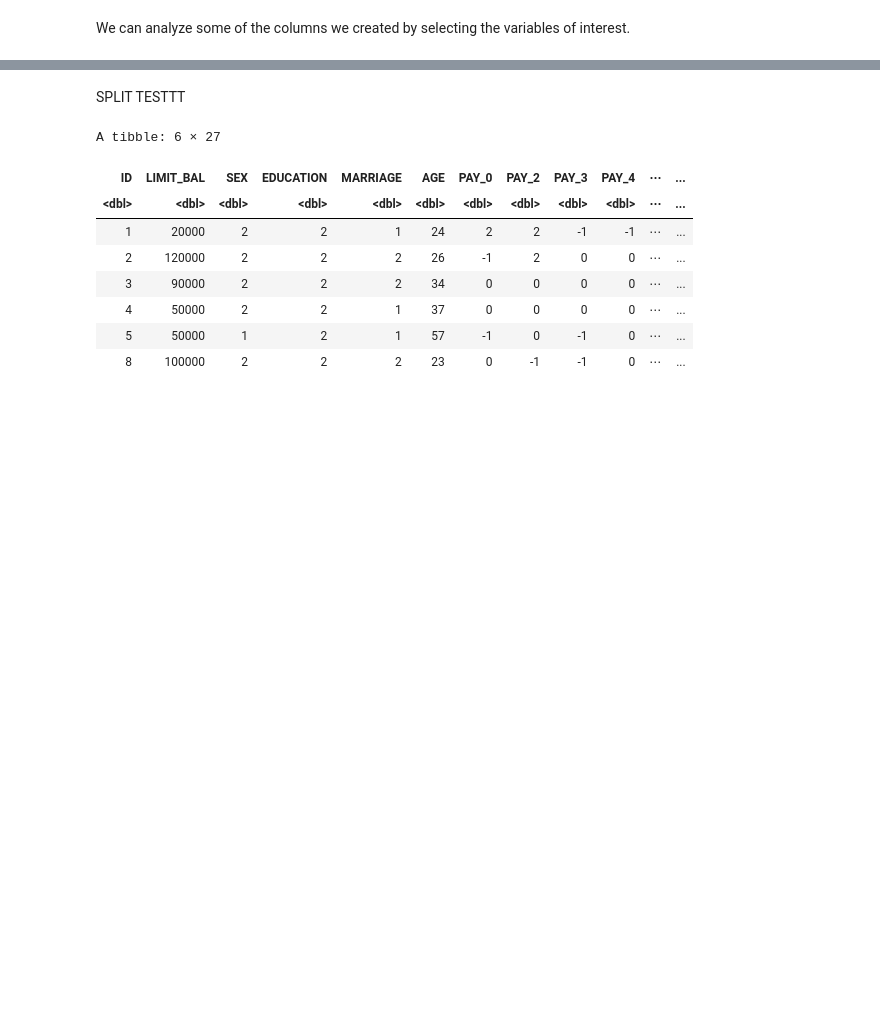
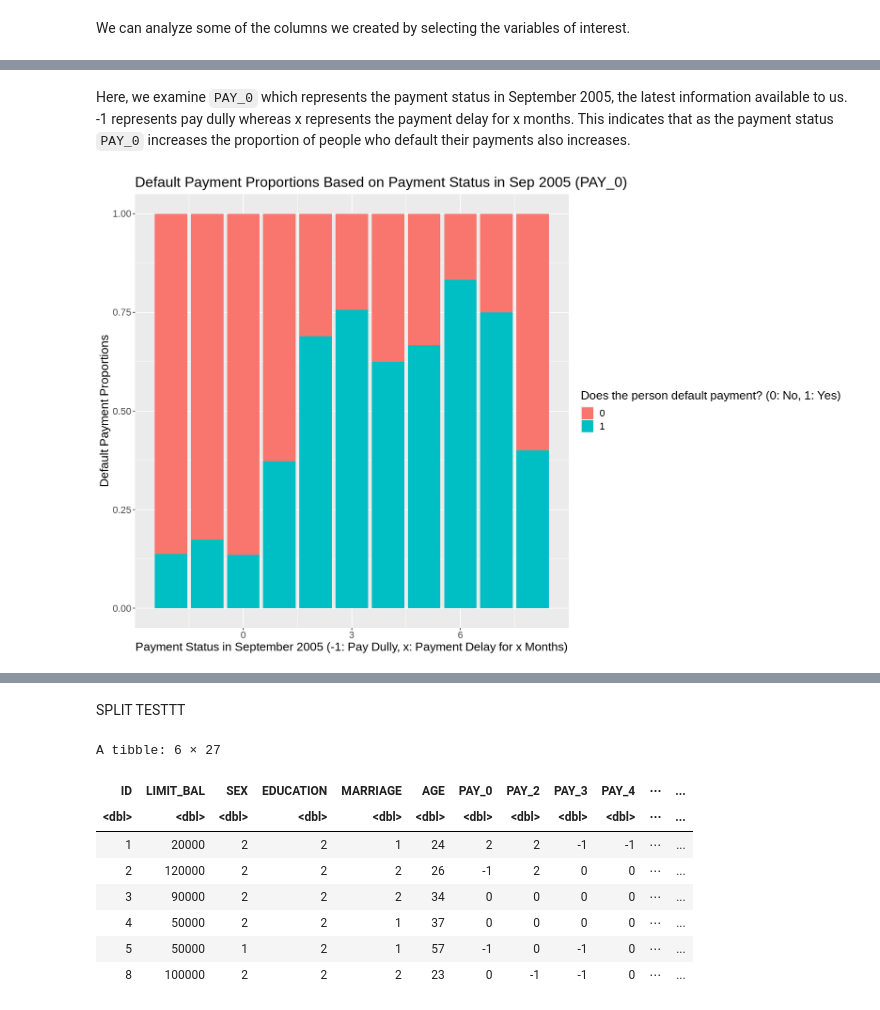
Before and after one commit to berkaytacar/Credit-Default-Predictor-Project, a Jupyter notebook: project_report.ipynb, the cells around one changed output, grey strips where cells are left out. Drawn from its saved outputs; the diff is of its cells as text; code cells hidden in the pictures; blank space fills up the shorter version.

```diff
--- a/project_report.ipynb
+++ b/project_report.ipynb
@@ -181,0 +191,15 @@ A tibble: 6 × 9
+# %% [markdown]
+Here, we examine `PAY_0` which represents the payment status in September 2005, the latest information available to us. -1 represents pay dully whereas x represents the payment delay for x months. This indicates that as the payment status `PAY_0` increases the proportion of people who default their payments also increases.
+# %%
+options(repr.plot.width = 14, repr.plot.height = 9)
+pay0_plot <- cd_training_select %>%
+   ggplot(aes(x = PAY_0, fill = default_nm)) + # to see the affect of PAY_0
+   geom_bar(position = 'fill') +
+   xlab("Payment Status in September 2005 (-1: Pay Dully, x: Payment Delay for x Months)") +
+   ylab("Default Payment Proportions") +
+   labs(fill = "Does the person default payment? (0: No, 1: Yes)")+
+   theme(text = element_text(size = 16))+
+   ggtitle("Default Payment Proportions Based on Payment Status in Sep 2005 (PAY_0)")
+pay0_plot
+# %% [output]
+[figure, added]
```
Also changed, not shown: parts of 30 cells of this notebook.
